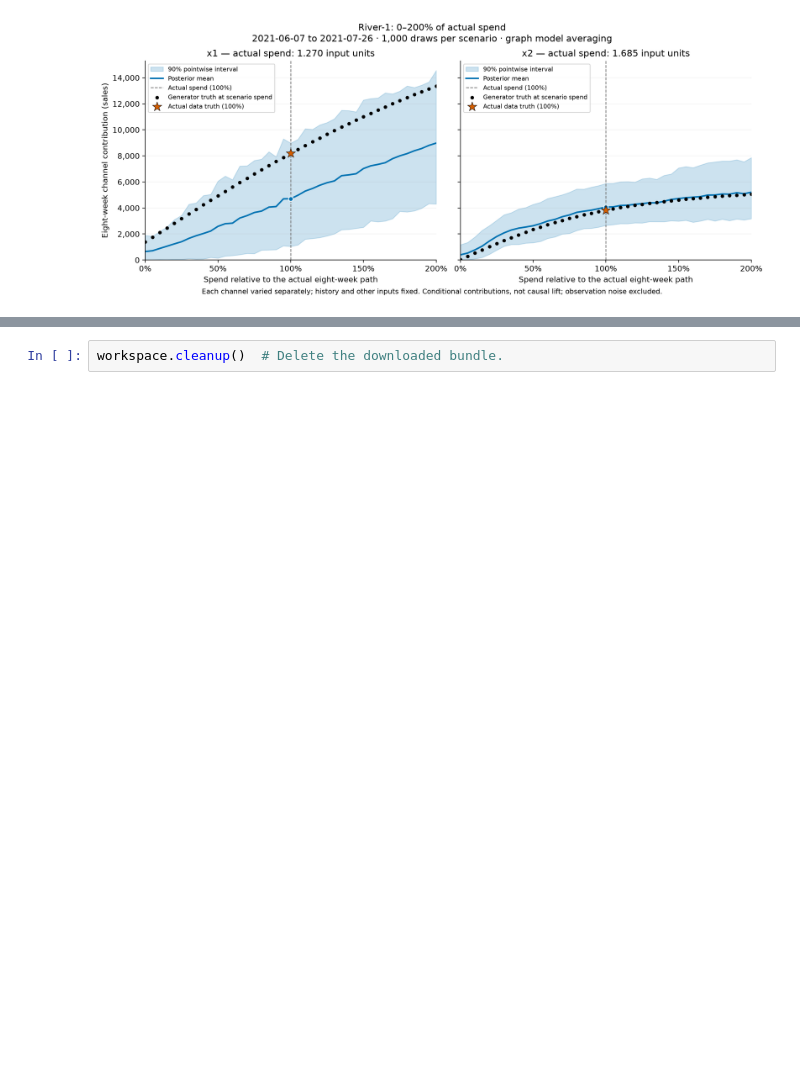
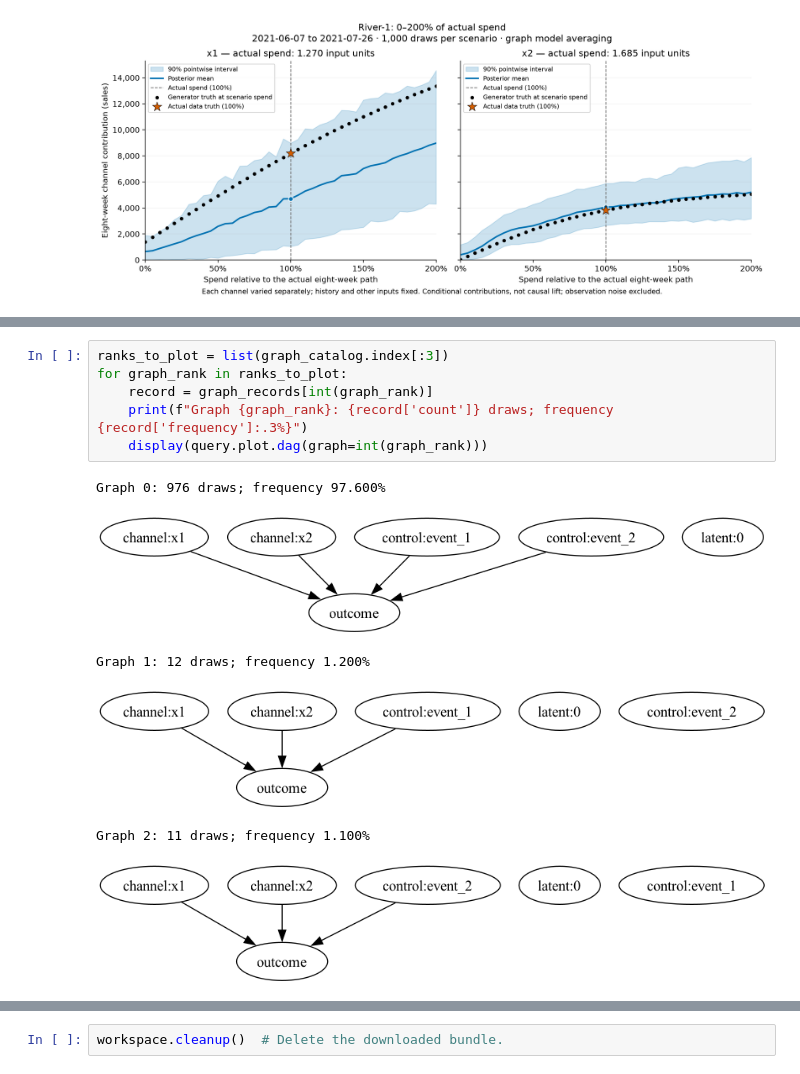
Before and after one commit to pymc-labs/pymc-mfm, a Jupyter notebook: examples/river_1_quickstart.ipynb, the cells around one changed output, grey strips where cells are left out. Drawn from its saved outputs; the diff is of its cells as text; blank space fills up the shorter version.

```diff
--- a/examples/river_1_quickstart.ipynb
+++ b/examples/river_1_quickstart.ipynb
@@ -480,0 +573,13 @@ sweep_fig.supxlabel(
+# %%
+ranks_to_plot = list(graph_catalog.index[:3])
+for graph_rank in ranks_to_plot:
+    record = graph_records[int(graph_rank)]
+    print(f"Graph {graph_rank}: {record['count']} draws; frequency {record['frequency']:.3%}")
+    display(query.plot.dag(graph=int(graph_rank)))
+# %% [output]
+Graph 0: 976 draws; frequency 97.600%
+[figure, added]
+Graph 1: 12 draws; frequency 1.200%
+[figure, added]
+Graph 2: 11 draws; frequency 1.100%
+[figure, added]
```
Also changed, not shown: parts of 11 cells of this notebook, 20 other files.
